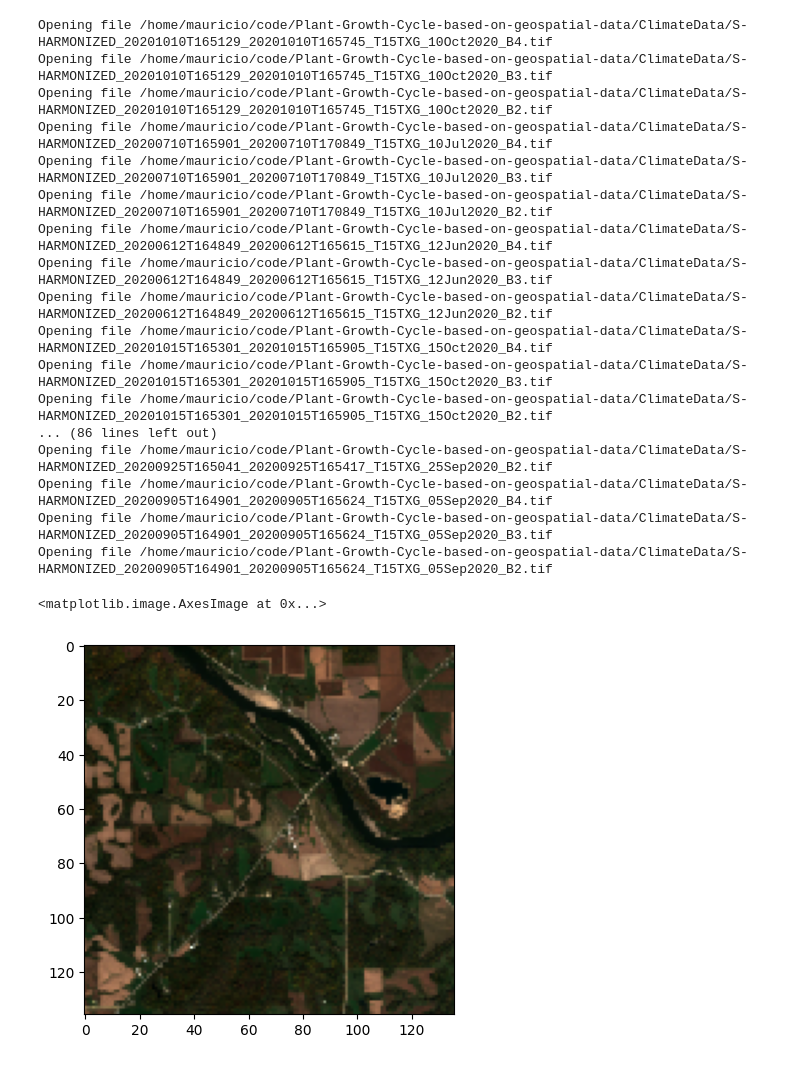
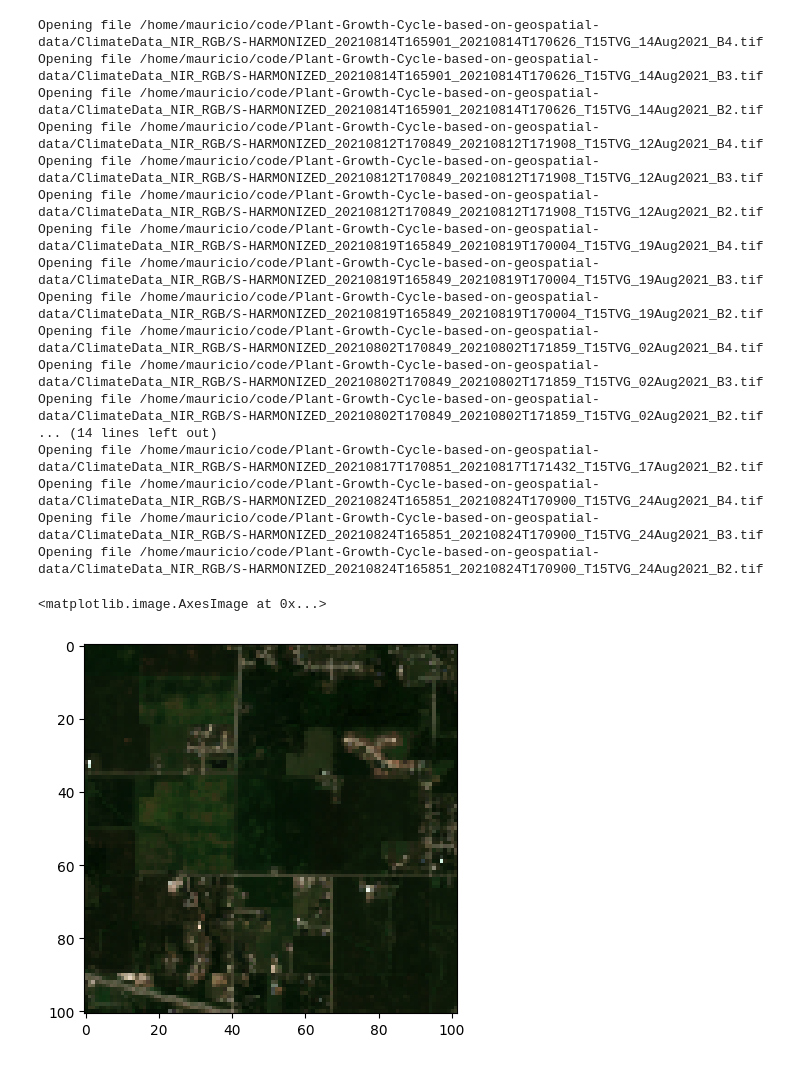
Before and after one commit to AguilarAngel9/Plant-Growth-Cycle-based-on-geospatial-data, a Jupyter notebook: ImageProcessing/edgeDetection.ipynb, the cells around one changed output. Cells and saved outputs as stored; diff of their text form; code cells hidden in the pictures.

```diff
--- a/ImageProcessing/edgeDetection.ipynb
+++ b/ImageProcessing/edgeDetection.ipynb
@@ -81,34 +82,34 @@ def convert_to_hsv(rgb):
     hsv = cv2.cvtColor(rgb, cv2.COLOR_BGR2HSV_FULL)
     return hsv
 # %%
-IMGS_PATH = '/home/mauricio/code/Plant-Growth-Cycle-based-on-geospatial-data/ClimateData/'
+IMGS_PATH = '/home/mauricio/code/Plant-Growth-Cycle-based-on-geospatial-data/ClimateData_NIR_RGB/'
 band_labels = ["B4", "B3", "B2"]
 images = load_landsat_image(IMGS_PATH, band_labels)
 img_keys = list(images.keys())
 # %% [output]
-Opening file /home/mauricio/code/Plant-Growth-Cycle-based-on-geospatial-data/ClimateData/S-HARMONIZED_20201010T165129_20201010T165745_T15TXG_10Oct2020_B4.tif
-Opening file /home/mauricio/code/Plant-Growth-Cycle-based-on-geospatial-data/ClimateData/S-HARMONIZED_20201010T165129_20201010T165745_T15TXG_10Oct2020_B3.tif
-Opening file /home/mauricio/code/Plant-Growth-Cycle-based-on-geospatial-data/ClimateData/S-HARMONIZED_20201010T165129_20201010T165745_T15TXG_10Oct2020_B2.tif
-Opening file /home/mauricio/code/Plant-Growth-Cycle-based-on-geospatial-data/ClimateData/S-HARMONIZED_20200710T165901_20200710T170849_T15TXG_10Jul2020_B4.tif
-Opening file /home/mauricio/code/Plant-Growth-Cycle-based-on-geospatial-data/ClimateData/S-HARMONIZED_20200710T165901_20200710T170849_T15TXG_10Jul2020_B3.tif
-Opening file /home/mauricio/code/Plant-Growth-Cycle-based-on-geospatial-data/ClimateData/S-HARMONIZED_20200710T165901_20200710T170849_T15TXG_10Jul2020_B2.tif
-Opening file /home/mauricio/code/Plant-Growth-Cycle-based-on-geospatial-data/ClimateData/S-HARMONIZED_20200612T164849_20200612T165615_T15TXG_12Jun2020_B4.tif
-Opening file /home/mauricio/code/Plant-Growth-Cycle-based-on-geospatial-data/ClimateData/S-HARMONIZED_20200612T164849_20200612T165615_T15TXG_12Jun2020_B3.tif
-Opening file /home/mauricio/code/Plant-Growth-Cycle-based-on-geospatial-data/ClimateData/S-HARMONIZED_20200612T164849_20200612T165615_T15TXG_12Jun2020_B2.tif
-Opening file /home/mauricio/code/Plant-Growth-Cycle-based-on-geospatial-data/ClimateData/S-HARMONIZED_20201015T165301_20201015T165905_T15TXG_15Oct2020_B4.tif
-Opening file /home/mauricio/code/Plant-Growth-Cycle-based-on-geospatial-data/ClimateData/S-HARMONIZED_20201015T165301_20201015T165905_T15TXG_15Oct2020_B3.tif
-Opening file /home/mauricio/code/Plant-Growth-Cycle-based-on-geospatial-data/ClimateData/S-HARMONIZED_20201015T165301_20201015T165905_T15TXG_15Oct2020_B2.tif
-... (86 lines left out)
-Opening file /home/mauricio/code/Plant-Growth-Cycle-based-on-geospatial-data/ClimateData/S-HARMONIZED_20200925T165041_20200925T165417_T15TXG_25Sep2020_B2.tif
-Opening file /home/mauricio/code/Plant-Growth-Cycle-based-on-geospatial-data/ClimateData/S-HARMONIZED_20200905T164901_20200905T165624_T15TXG_05Sep2020_B4.tif
-Opening file /home/mauricio/code/Plant-Growth-Cycle-based-on-geospatial-data/ClimateData/S-HARMONIZED_20200905T164901_20200905T165624_T15TXG_05Sep2020_B3.tif
-Opening file /home/mauricio/code/Plant-Growth-Cycle-based-on-geospatial-data/ClimateData/S-HARMONIZED_20200905T164901_20200905T165624_T15TXG_05Sep2020_B2.tif
+Opening file /home/mauricio/code/Plant-Growth-Cycle-based-on-geospatial-data/ClimateData_NIR_RGB/S-HARMONIZED_20210814T165901_20210814T170626_T15TVG_14Aug2021_B4.tif
+Opening file /home/mauricio/code/Plant-Growth-Cycle-based-on-geospatial-data/ClimateData_NIR_RGB/S-HARMONIZED_20210814T165901_20210814T170626_T15TVG_14Aug2021_B3.tif
+Opening file /home/mauricio/code/Plant-Growth-Cycle-based-on-geospatial-data/ClimateData_NIR_RGB/S-HARMONIZED_20210814T165901_20210814T170626_T15TVG_14Aug2021_B2.tif
+Opening file /home/mauricio/code/Plant-Growth-Cycle-based-on-geospatial-data/ClimateData_NIR_RGB/S-HARMONIZED_20210812T170849_20210812T171908_T15TVG_12Aug2021_B4.tif
+Opening file /home/mauricio/code/Plant-Growth-Cycle-based-on-geospatial-data/ClimateData_NIR_RGB/S-HARMONIZED_20210812T170849_20210812T171908_T15TVG_12Aug2021_B3.tif
+Opening file /home/mauricio/code/Plant-Growth-Cycle-based-on-geospatial-data/ClimateData_NIR_RGB/S-HARMONIZED_20210812T170849_20210812T171908_T15TVG_12Aug2021_B2.tif
+Opening file /home/mauricio/code/Plant-Growth-Cycle-based-on-geospatial-data/ClimateData_NIR_RGB/S-HARMONIZED_20210819T165849_20210819T170004_T15TVG_19Aug2021_B4.tif
+Opening file /home/mauricio/code/Plant-Growth-Cycle-based-on-geospatial-data/ClimateData_NIR_RGB/S-HARMONIZED_20210819T165849_20210819T170004_T15TVG_19Aug2021_B3.tif
+Opening file /home/mauricio/code/Plant-Growth-Cycle-based-on-geospatial-data/ClimateData_NIR_RGB/S-HARMONIZED_20210819T165849_20210819T170004_T15TVG_19Aug2021_B2.tif
+Opening file /home/mauricio/code/Plant-Growth-Cycle-based-on-geospatial-data/ClimateData_NIR_RGB/S-HARMONIZED_20210802T170849_20210802T171859_T15TVG_02Aug2021_B4.tif
+Opening file /home/mauricio/code/Plant-Growth-Cycle-based-on-geospatial-data/ClimateData_NIR_RGB/S-HARMONIZED_20210802T170849_20210802T171859_T15TVG_02Aug2021_B3.tif
+Opening file /home/mauricio/code/Plant-Growth-Cycle-based-on-geospatial-data/ClimateData_NIR_RGB/S-HARMONIZED_20210802T170849_20210802T171859_T15TVG_02Aug2021_B2.tif
+... (14 lines left out)
+Opening file /home/mauricio/code/Plant-Growth-Cycle-based-on-geospatial-data/ClimateData_NIR_RGB/S-HARMONIZED_20210817T170851_20210817T171432_T15TVG_17Aug2021_B2.tif
+Opening file /home/mauricio/code/Plant-Growth-Cycle-based-on-geospatial-data/ClimateData_NIR_RGB/S-HARMONIZED_20210824T165851_20210824T170900_T15TVG_24Aug2021_B4.tif
+Opening file /home/mauricio/code/Plant-Growth-Cycle-based-on-geospatial-data/ClimateData_NIR_RGB/S-HARMONIZED_20210824T165851_20210824T170900_T15TVG_24Aug2021_B3.tif
+Opening file /home/mauricio/code/Plant-Growth-Cycle-based-on-geospatial-data/ClimateData_NIR_RGB/S-HARMONIZED_20210824T165851_20210824T170900_T15TVG_24Aug2021_B2.tif
 # %%
-test_image = convert_to_eight_bits(images[img_keys[0]])
+test_image = convert_to_eight_bits(images[img_keys[6]])
 plt.imshow(test_image)
 # %% [output]
 <matplotlib.image.AxesImage at 0x...>
-[figure, old version]
+[figure, new version]
 # %%
 hsv_test = convert_to_hsv(cv2.cvtColor(test_image, cv2.COLOR_BGR2RGB))
 plt.imshow(hsv_test)
```
Also changed, not shown: parts of 8 cells of this notebook.
